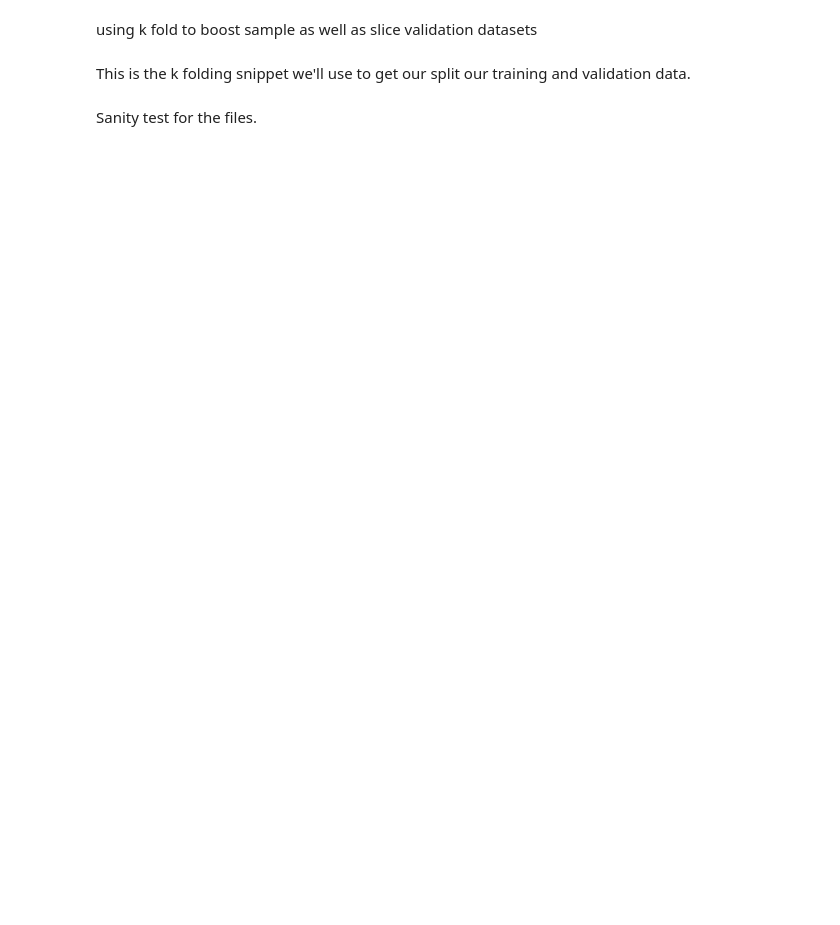
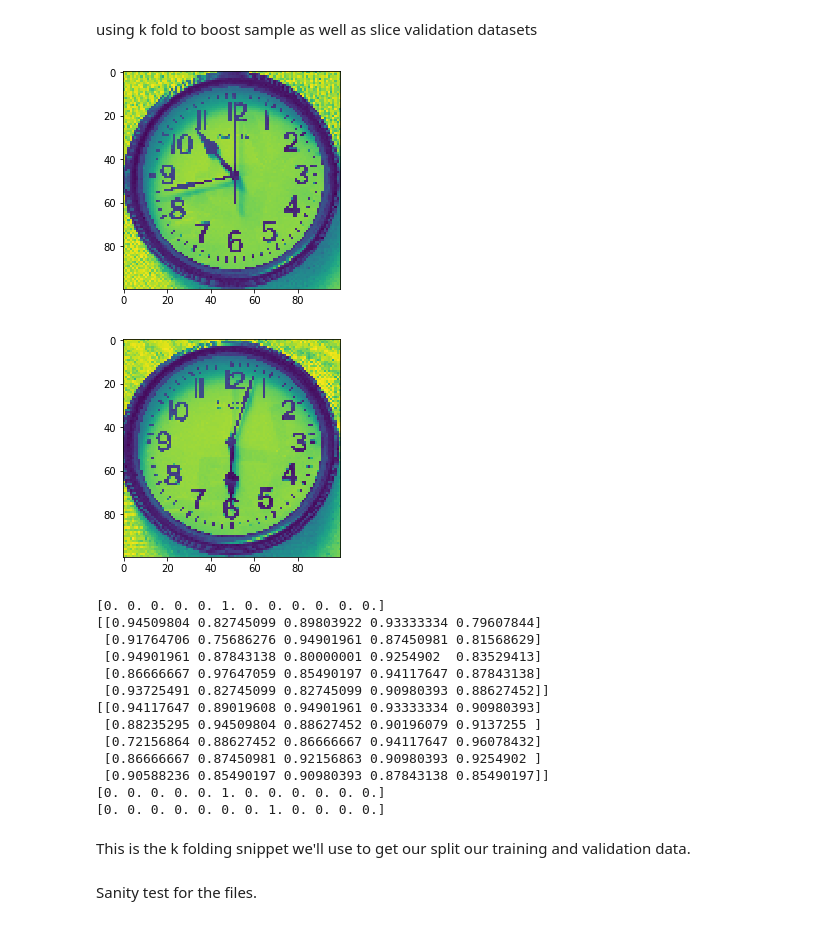
Before and after one commit to pkong0414/Deep-Learning-Projects, a Jupyter notebook: Copy_of_clockAI.ipynb, the cells around one changed output. Cells and saved outputs as stored; diff of their text form; code cells hidden in the pictures; blank space fills up the shorter version.

```diff
--- a/Copy_of_clockAI.ipynb
+++ b/Copy_of_clockAI.ipynb
@@ -305,0 +219,6 @@ print(D_output.shape)
+# %%
+target_dataset = []
+
+target_dataset = keras.utils.to_categorical(temp3, 12)
+print( target_dataset )
+print( target_dataset.shape )
@@ -336,4 +258,4 @@ plt.show()
 # %%
 #transforms shape to a (720, 100, 100, 3) 4d tensor
 dataset = []
-dataset = np.concatenate([imgs, thetaH, thetaM], axis = -1)
+dataset = np.concatenate([imgs, thetaH], axis = -1)
@@ -360,8 +281,14 @@ double checking length of the image after the resizing operation.
 visualizing input in an array format.
 # %% [markdown]
 printing length of image d after the resizing operation
+# %%
+from sklearn.utils import shuffle
+
+dataset, target_dataset = shuffle(dataset, target_dataset)
 # %%
-k = 5
+
+
+k = 4
 num_val_samples = 720 // k
 num_scores = []
 
@@ -397,3 +332,30 @@ len(image_analog)
+# %%
+len(image_analog)
+plt.imshow(x_input[0, :, :, 0])
+plt.show()
+plt.imshow(x_val[0, :, :, 0])
+plt.show()
+print(y_val[0])
+print(x_input[0, :5, :5, 0])
+print(x_val[0, :5, :5, 0])
+print(y_val[0])
+print(y_val[100])
+# %% [output]
+[figure, added]
+[figure, added]
+[0. 0. 0. 0. 0. 1. 0. 0. 0. 0. 0. 0.]
+[[0.94509804 0.82745099 0.89803922 0.93333334 0.79607844]
+ [0.91764706 0.75686276 0.94901961 0.87450981 0.81568629]
+ [0.94901961 0.87843138 0.80000001 0.9254902  0.83529413]
+ [0.86666667 0.97647059 0.85490197 0.94117647 0.87843138]
+ [0.93725491 0.82745099 0.82745099 0.90980393 0.88627452]]
+[[0.94117647 0.89019608 0.94901961 0.93333334 0.90980393]
+ [0.88235295 0.94509804 0.88627452 0.90196079 0.9137255 ]
+ [0.72156864 0.88627452 0.86666667 0.94117647 0.96078432]
+ [0.86666667 0.87450981 0.92156863 0.90980393 0.9254902 ]
+ [0.90588236 0.85490197 0.90980393 0.87843138 0.85490197]]
+[0. 0. 0. 0. 0. 1. 0. 0. 0. 0. 0. 0.]
+[0. 0. 0. 0. 0. 0. 0. 1. 0. 0. 0. 0.]
 # %% [markdown]
 This is the k folding snippet we'll use to get our split our training and validation data.
 # %% [markdown]
```
Also changed, not shown: parts of 22 cells of this notebook.
